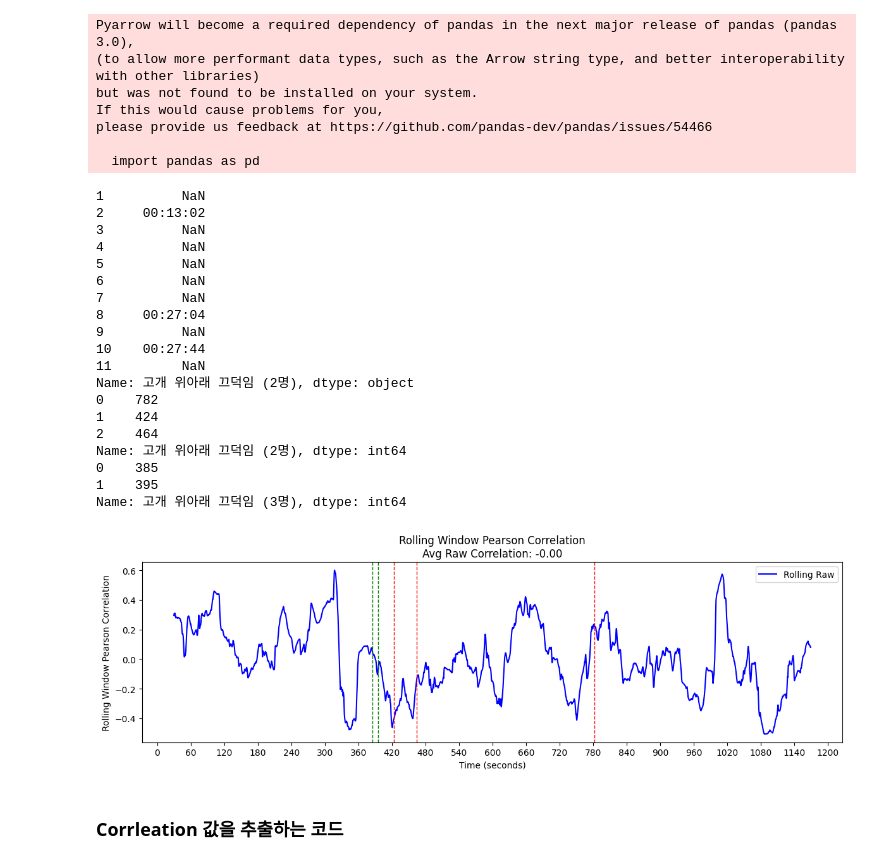
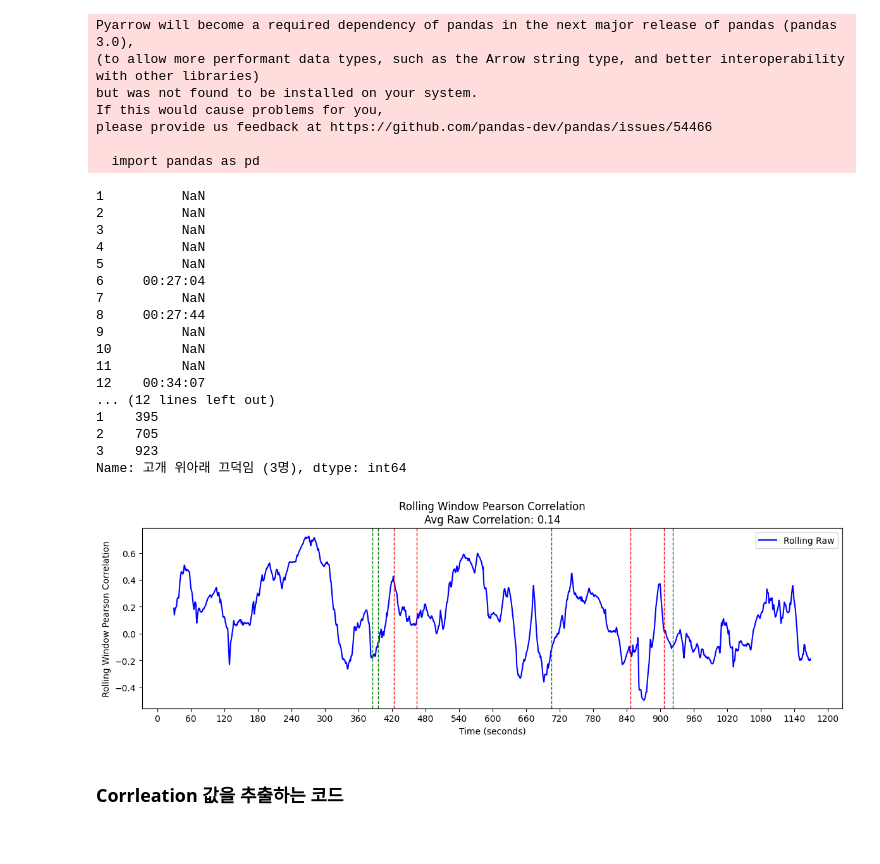
Before and after one commit to JunHyeong13/HCI_LAB_J, a Jupyter notebook: MultiModal_Analysis/Practice_Draw_graph/Sync_plot.ipynb, the cells around one changed output. Cells and saved outputs as stored; diff of their text form; code cells hidden in the pictures.

```diff
--- a/MultiModal_Analysis/Practice_Draw_graph/Sync_plot.ipynb
+++ b/MultiModal_Analysis/Practice_Draw_graph/Sync_plot.ipynb
@@ -118,7 +118,7 @@ file_path = 'C:/Users/user/Desktop/Group_Lean_time_2.xlsx'
 xls = pd.ExcelFile(file_path)
 
 # Load the 'A_group' sheet into a DataFrame
-a_group_df = pd.read_excel(file_path, sheet_name='A_group_2W_S1')
+a_group_df = pd.read_excel(file_path, sheet_name='A_group_2W_S2')
 
 # Extracting the time information from the relevant column
 time_data = a_group_df['고개 위아래 끄덕임 (2명)'][1:]  # Skipping the first two rows which are headers
@@ -157,10 +157,10 @@ group_times_seconds_adjusted_3 = time_data_s2_3.apply(time_to_seconds).reset_ind
 print(group_times_seconds_adjusted_3)
 
 csv_files = [
-    f'D:/MultiModal/Data/Data_PreProcessing/Head_Rotation_Mouse/A_group/Face_2W_A1_S1.csv',
-    f'D:/MultiModal/Data/Data_PreProcessing/Head_Rotation_Mouse/A_group/Face_2W_A2_S1.csv',
-    f'D:/MultiModal/Data/Data_PreProcessing/Head_Rotation_Mouse/A_group/Face_2W_A3_S1.csv',
-    f'D:/MultiModal/Data/Data_PreProcessing/Head_Rotation_Mouse/A_group/Face_2W_A4_S1.csv',
+    f'D:/MultiModal/Data/Data_PreProcessing/Head_Rotation_Mouse/A_group/Face_2W_A1_S2.csv',
+    f'D:/MultiModal/Data/Data_PreProcessing/Head_Rotation_Mouse/A_group/Face_2W_A2_S2.csv',
+    f'D:/MultiModal/Data/Data_PreProcessing/Head_Rotation_Mouse/A_group/Face_2W_A3_S2.csv',
+    f'D:/MultiModal/Data/Data_PreProcessing/Head_Rotation_Mouse/A_group/Face_2W_A4_S2.csv',
 ]
 
 # Group time 시간을 자동으로 동그라미 칠 수 있도록 불러올 것.
@@ -285,45 +285,43 @@ if valid_files:
     x_ticks = range(0, int(max_time) + 60, 60)
     plt.xticks(x_ticks)
     plt.legend()
 
     # Plotting group times as circles
     # for gt in group_times_seconds:
     #     plt.axvline(x=gt, color='red', linestyle='--', linewidth=1, label='Group Time' if gt == group_times_seconds.iloc[0] else "")
 
     for gt in group_times_seconds_adjusted:
         plt.axvline(x=gt, color='red', linestyle='--', linewidth=1, label='2명 Group Time' if gt == group_times_seconds_adjusted.iloc[0] else "")
 
     for gt in group_times_seconds_adjusted_3:
          plt.axvline(x=gt, color='green', linestyle='--', linewidth=1, label='3명 Group Time' if gt == group_times_seconds_adjusted_3.iloc[0] else "")
 
 
     plt.tight_layout()
     #plt.show()
     img_path = 'D:/MultiModal/MultiModal_Model/Head_Rotation_Mouse/Synchrony_Plot/'
-    plt.savefig(img_path + f'A_group_2W_S1.png')
+    plt.savefig(img_path + f'A_group_2W_S2.png')
 else:
     print("Vaild data files not found. Processing skipped")
 # %% [output]
 1          NaN
-2     00:13:02
+2          NaN
 3          NaN
 4          NaN
 5          NaN
-6          NaN
+6     00:27:04
 7          NaN
-8     00:27:04
+8     00:27:44
 9          NaN
-10    00:27:44
+10         NaN
 11         NaN
-Name: 고개 위아래 끄덕임 (2명), dtype: object
-0    782
-1    424
-2    464
-Name: 고개 위아래 끄덕임 (2명), dtype: int64
-0    385
+12    00:34:07
+... (12 lines left out)
 1    395
+2    705
+3    923
 Name: 고개 위아래 끄덕임 (3명), dtype: int64
-[figure, old version]
+[figure, new version]
 # %%
 import numpy as np
 import matplotlib.pyplot as plt
```
Also changed, not shown: parts of 2 cells of this notebook.
